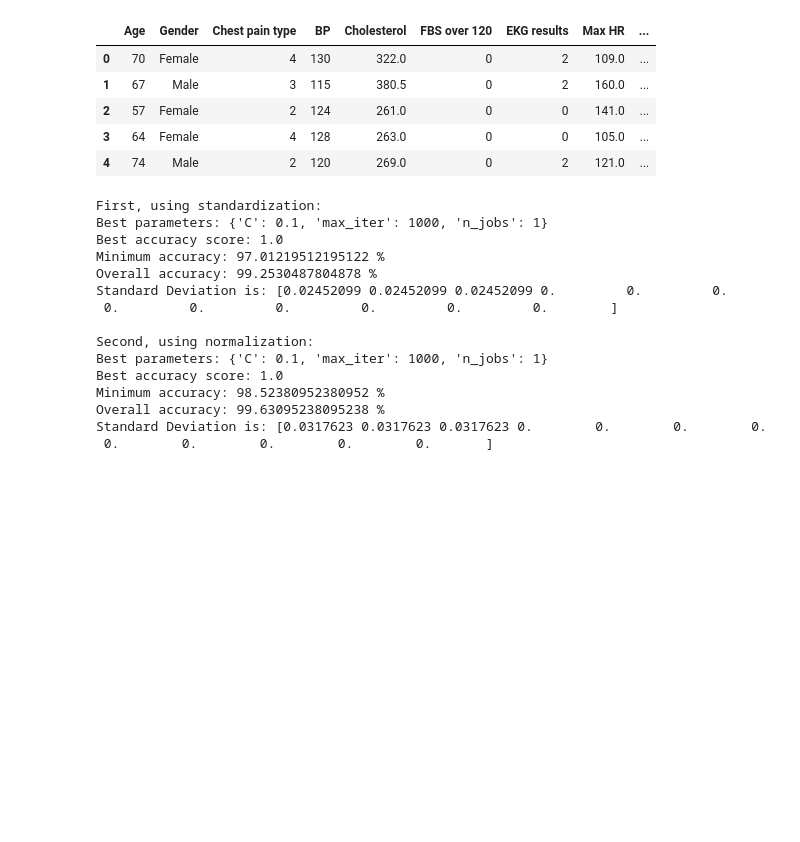
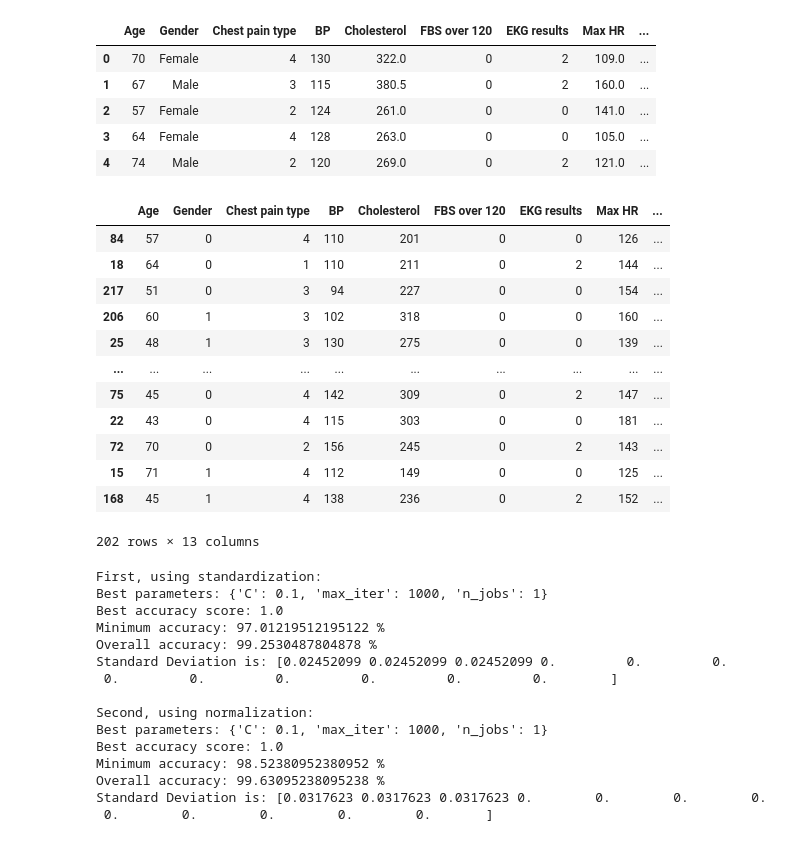
Before and after one commit to Jonathan-Monir/Heart-Disease-Prediction, a Jupyter notebook: Heart_Disease.ipynb, the cells around one changed output. Cells and saved outputs as stored; diff of their text form; code cells hidden in the pictures; blank space fills up the shorter version.

```diff
--- a/Heart_Disease.ipynb
+++ b/Heart_Disease.ipynb
@@ -488,7 +476,7 @@ Selected features: Index(['Exercise angina', 'Number of vessels fluro', 'Thalliu
 # %%
 # remove columns for analysis and predictions
 df.drop(columns = ['Exercise angina','Number of vessels fluro','Thallium','id'], inplace=True)
-X = encoded_df.drop(['Exercise angina', 'Number of vessels fluro', 'Thallium','id'], axis=1)
+encoded_df.drop(columns = ['Exercise angina', 'Number of vessels fluro', 'Thallium','id'], inplace=True)
 # %% [markdown]
 # **Data Analysis**
 # %% [markdown]
@@ -893,3 +847,7 @@ sns.relplot(data=df, x="Max HR",y='Cholesterol',size='Age',col='Heart Disease',h
+# %%
+# splitting x and y for feature selection
+X = encoded_df.iloc[:,1:-1]
+y = encoded_df.iloc[:,-1]
 # %%
 # Splitting the dataset into the Training set and Test set
 from sklearn.model_selection import train_test_split
@@ -909,6 +867,22 @@ df.head()
 #splitting the data to x(features) and y(column we want to predict)
 X=encoded_df.drop(['Heart Disease'] ,axis=1)
 y=encoded_df['Heart Disease']
+# %%
+X_train
+# %% [output]
+|  | Age | Gender | Chest pain type | BP | Cholesterol | FBS over 120 | EKG results | Max HR | ... |
+| 84 | 57 | 0 | 4 | 110 | 201 | 0 | 0 | 126 | ... |
+| 18 | 64 | 0 | 1 | 110 | 211 | 0 | 2 | 144 | ... |
+| 217 | 51 | 0 | 3 | 94 | 227 | 0 | 0 | 154 | ... |
+| 206 | 60 | 1 | 3 | 102 | 318 | 0 | 0 | 160 | ... |
+| 25 | 48 | 1 | 3 | 130 | 275 | 0 | 0 | 139 | ... |
+| ... | ... | ... | ... | ... | ... | ... | ... | ... | ... |
+| 75 | 45 | 0 | 4 | 142 | 309 | 0 | 2 | 147 | ... |
+| 22 | 43 | 0 | 4 | 115 | 303 | 0 | 0 | 181 | ... |
+| 72 | 70 | 0 | 2 | 156 | 245 | 0 | 2 | 143 | ... |
+| 15 | 71 | 1 | 4 | 112 | 149 | 0 | 0 | 125 | ... |
+| 168 | 45 | 1 | 4 | 138 | 236 | 0 | 2 | 152 | ... |
+202 rows × 13 columns
 # %%
 param_grid = {
     'C': [0.01, 0.1, 1, 10],
```
Also changed, not shown: parts of 27 cells of this notebook, 2 other files.
